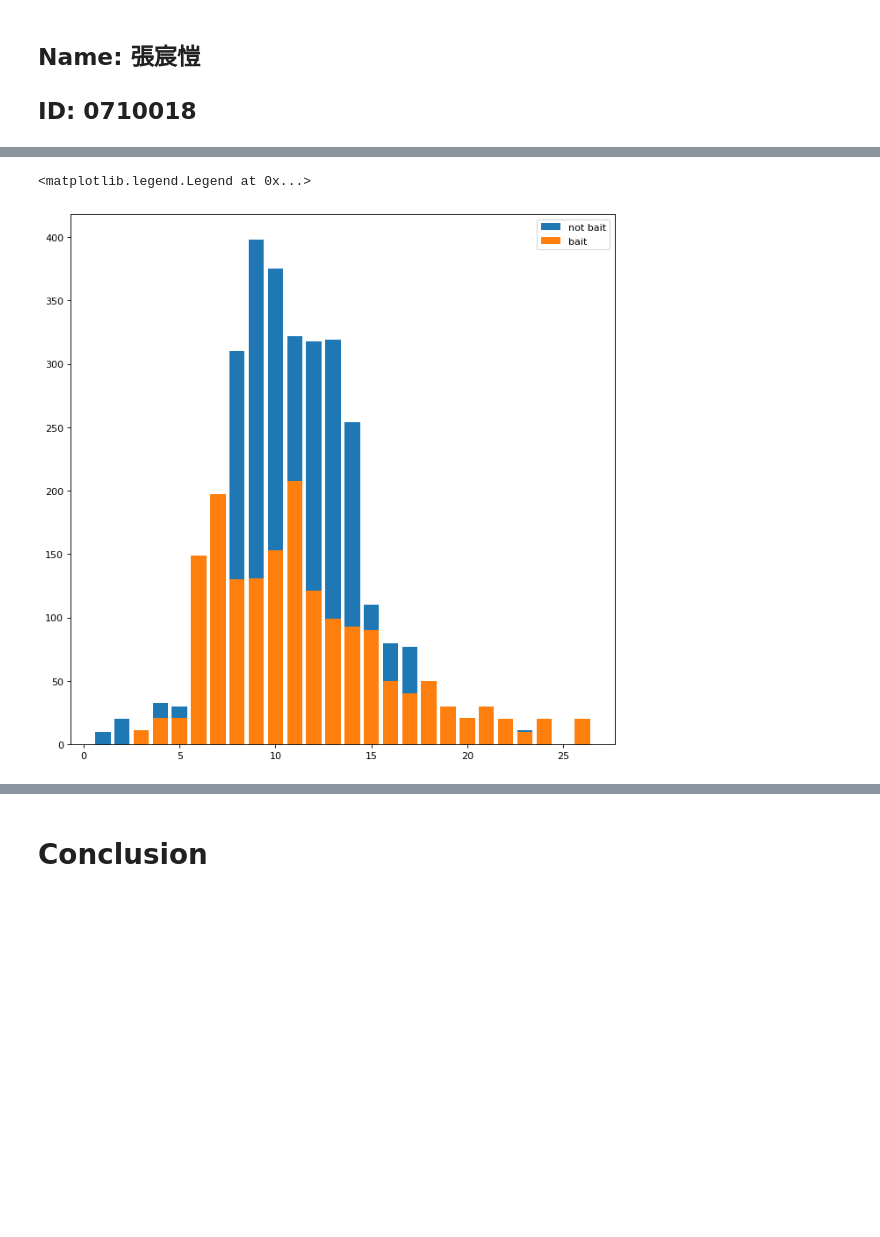
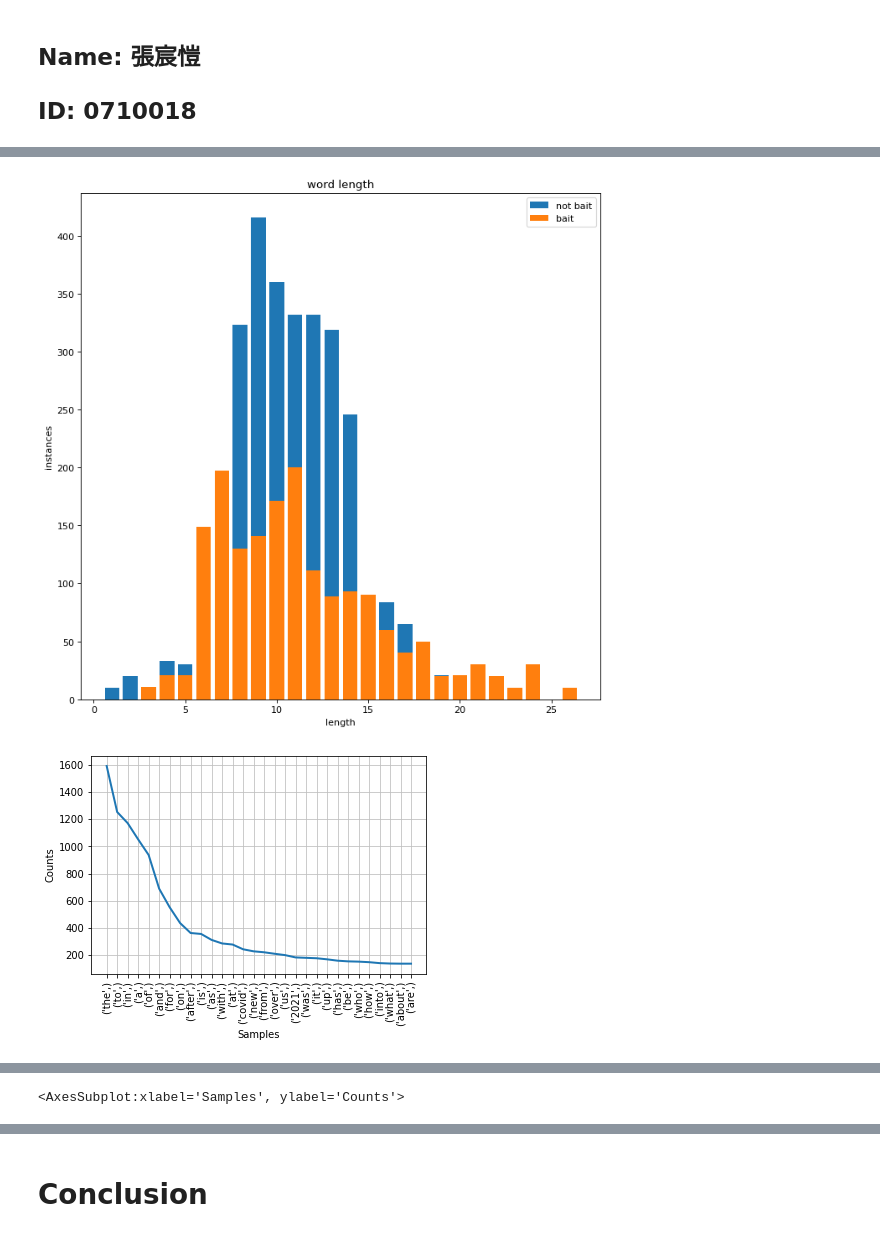
Before and after one commit to kie4280/Fall2021-MachineLearning, a Jupyter notebook: project/final.ipynb, the cells around one changed output, grey strips where cells are left out. Cells and saved outputs as stored; diff of their text form; code cells hidden in the pictures; blank space fills up the shorter version.

```diff
--- a/project/final.ipynb
+++ b/project/final.ipynb
@@ -22,16 +22,16 @@ For this kind of problem, I will use Naive Bayes classifier, random forest, and
 import sklearn
 import numpy as np
 import pandas as pd
-from nltk import tokenize
+from nltk import tokenize, ngrams, FreqDist
 import re
+import matplotlib.pyplot as plt
+from sklearn.feature_extraction.text import CountVectorizer
 
 # print("sdff")
 bait = pd.read_json("bait.json")
 non_bait = pd.read_json("not_bait.json")
 data = pd.concat([bait, non_bait])
 data = [[str.lower(f[0]), f[1]] for f in data.values]
-
-
 
 question_phrase = ["what", "when", "where", "are", "is",
                    "how", "why", "can", "should", "could", "were", "was"]
@@ -46,11 +46,31 @@ for f in data:
     feature_isQuestion.append("?" in str(f[0]) or (s[0] in question_phrase))
 d = []
 for f in data:
-    s = re.sub(r"[?!`~'\-=\+@/;:\",_@#$%^&]+", "", f[0])
+    s = re.sub(r"[?!`~'\-=\+@/;:\".,_@#$%^&]+", "", f[0])
     d.append([s, f[1]])
+data = d
 data = pd.DataFrame([[tokenize.word_tokenize(f[0]), f[1]] for f in d])
-print(data)
 feature_length = pd.Series([len(f[0]) for f in data.values])
 
 # print(feature_length)
+
+all_counts = [[], [], []]
+for i in data.values:
+    for size in range(3):
+        all_counts[size] += (ngrams(i[0], size+1))
+freq = list(range(3))
+for size in range(3):
+    freq[size] = FreqDist(all_counts[size])
+
+features = pd.DataFrame()
+features[0] = [(1 if f else 0) for f in feature_exclamation]
+features[1] = [(1 if f else 0) for f in feature_isQuestion]
+features[2] = feature_length
+cv = CountVectorizer(max_features=200, ngram_range=(1, 3))
+cv_fit = cv.fit_transform([f[0] for f in d]).toarray()
+# print(cv_fit.toarray().shape)
+# print(cv.get_feature_names_out())
+features = pd.concat([features, pd.DataFrame(cv_fit), pd.Series([f[1] for f in data.values])],axis=1)
+print(features)
+features = features.to_numpy()
 # %% [output]
@@ -71,14 +94,24 @@ feature_length = pd.Series([len(f[0]) for f in data.values])
 # %%
 # Data visualization
 
 import matplotlib.pyplot as plt
 
 select_bait = (data[1] == 1)
 select_not = (data[1] == 0)
 _ = plt.figure(figsize=(10, 10), dpi=80)
 bait:pd.Series = feature_length[select_bait].value_counts()
 not_bait:pd.Series = feature_length[select_not].value_counts()
 _ = plt.bar(not_bait.index.values, not_bait.values, label="not bait")
 _ = plt.bar(bait.index.values, bait.values, label="bait")
 plt.legend()
+plt.title("word length")
+plt.xlabel("length")
+plt.ylabel("instances")
+
+_ = plt.figure()
+freq[0].plot(30)
+freq[1].plot(30)
+freq[2].plot(30)
 # %% [output]
+[figure, new version]
+[figure, added]
@@ -85,2 +120 @@ plt.legend()
-<matplotlib.legend.Legend at 0x...>
+<AxesSubplot:xlabel='Samples', ylabel='Counts'>
-[figure, old version]
```
Also changed, not shown: parts of 5 cells of this notebook.
